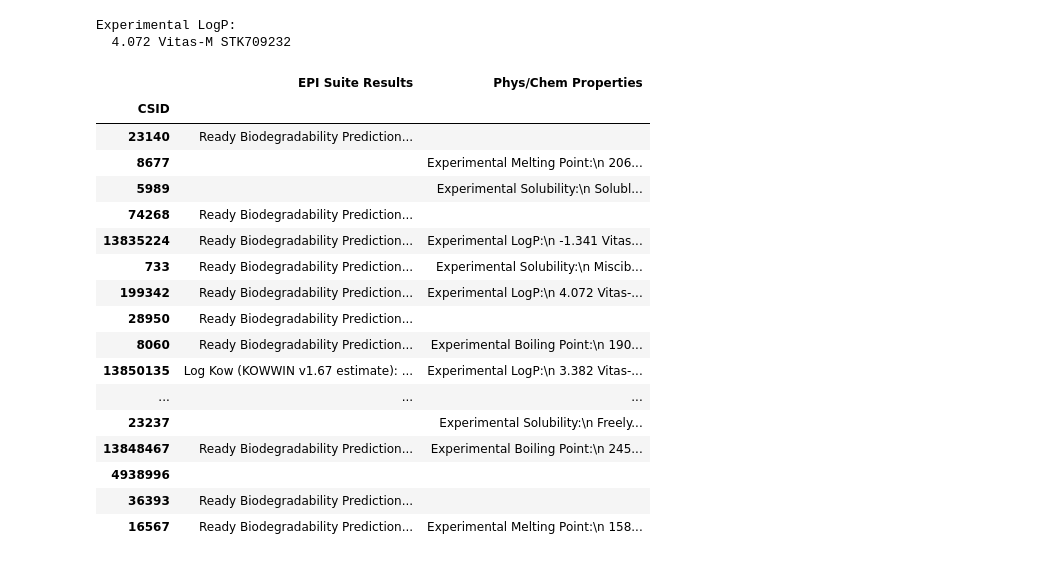
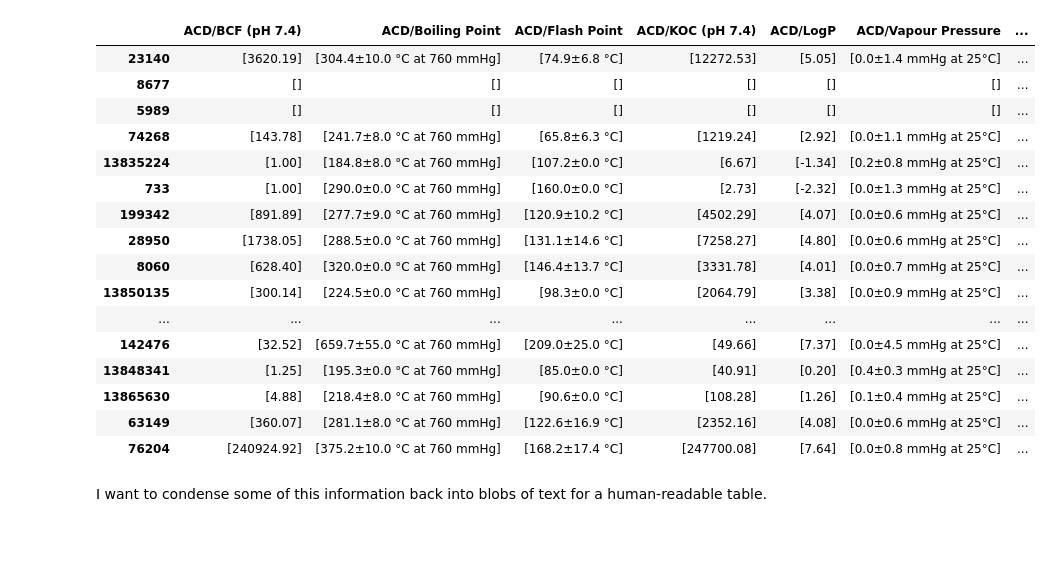
Before and after one commit to hilldrew/chemex, a Jupyter notebook: notebooks/PhysChem+EPI Suite scraping.ipynb, the cells around one changed output. Drawn from its saved outputs; the diff is of its cells as text; code cells hidden in the pictures.

Commit message:
retrieving ACD/Labs predicted properties too

```diff
--- a/notebooks/PhysChem+EPI Suite scraping.ipynb
+++ b/notebooks/PhysChem+EPI Suite scraping.ipynb
@@ -31,7 +33,16 @@ csids_col = '''
 4938996
 36393
 16567
+4572358
+142476
+13848341
+13865630
+63149
+76204
 ''' # end CSIDs
+
 csids = csids_col.strip().split('\n')
+
+# Scrape a whole buch of ChemSpider pages.
 multi_data = cx.web.cs_properties_gen(csids, cx.web.cs_default_props)
-data_df = DataFrame(multi_data).set_index('CSID')
+datalist = list(islice(multi_data, None))
@@ -136,27 +49,22 @@ dtype: object
-# %%
-print(physchem_txt[6])
-# %% [output]
-Experimental LogP:
-  4.072 Vitas-M STK709232
-# %%
-hazard_cols = DataFrame({'EPI Suite Results': epi_res_txt, 'Phys/Chem Properties': physchem_txt})
-hazard_cols
-# %% [output]
-|  | EPI Suite Results | Phys/Chem Properties |
-| CSID |  |  |
-| 23140 | Ready Biodegradability Prediction... |  |
-| 8677 |  | Experimental Melting Point:\n 206... |
-| 5989 |  | Experimental Solubility:\n Solubl... |
-| 74268 | Ready Biodegradability Prediction... |  |
-| 13835224 | Ready Biodegradability Prediction... | Experimental LogP:\n -1.341 Vitas... |
-| 733 | Ready Biodegradability Prediction... | Experimental Solubility:\n Miscib... |
-| 199342 | Ready Biodegradability Prediction... | Experimental LogP:\n 4.072 Vitas-... |
-| 28950 | Ready Biodegradability Prediction... |  |
-| 8060 | Ready Biodegradability Prediction... | Experimental Boiling Point:\n 190... |
-| 13850135 | Log Kow (KOWWIN v1.67 estimate): ... | Experimental LogP:\n 3.382 Vitas-... |
-| ... | ... | ... |
-| 23237 |  | Experimental Solubility:\n Freely... |
-| 13848467 | Ready Biodegradability Prediction... | Experimental Boiling Point:\n 245... |
-| 4938996 |  |  |
-| 36393 | Ready Biodegradability Prediction... |  |
-| 16567 | Ready Biodegradability Prediction... | Experimental Melting Point:\n 158... |
+# %%
+DataFrame(datalist, index=csids)
+# %% [output]
+|  | ACD/BCF (pH 7.4) | ACD/Boiling Point | ACD/Flash Point | ACD/KOC (pH 7.4) | ACD/LogP | ACD/Vapour Pressure | ... |
+| 23140 | [3620.19] | [304.4±10.0 °C at 760 mmHg] | [74.9±6.8 °C] | [12272.53] | [5.05] | [0.0±1.4 mmHg at 25°C] | ... |
+| 8677 | [] | [] | [] | [] | [] | [] | ... |
+| 5989 | [] | [] | [] | [] | [] | [] | ... |
+| 74268 | [143.78] | [241.7±8.0 °C at 760 mmHg] | [65.8±6.3 °C] | [1219.24] | [2.92] | [0.0±1.1 mmHg at 25°C] | ... |
+| 13835224 | [1.00] | [184.8±8.0 °C at 760 mmHg] | [107.2±0.0 °C] | [6.67] | [-1.34] | [0.2±0.8 mmHg at 25°C] | ... |
+| 733 | [1.00] | [290.0±0.0 °C at 760 mmHg] | [160.0±0.0 °C] | [2.73] | [-2.32] | [0.0±1.3 mmHg at 25°C] | ... |
+| 199342 | [891.89] | [277.7±9.0 °C at 760 mmHg] | [120.9±10.2 °C] | [4502.29] | [4.07] | [0.0±0.6 mmHg at 25°C] | ... |
+| 28950 | [1738.05] | [288.5±0.0 °C at 760 mmHg] | [131.1±14.6 °C] | [7258.27] | [4.80] | [0.0±0.6 mmHg at 25°C] | ... |
+| 8060 | [628.40] | [320.0±0.0 °C at 760 mmHg] | [146.4±13.7 °C] | [3331.78] | [4.01] | [0.0±0.7 mmHg at 25°C] | ... |
+| 13850135 | [300.14] | [224.5±0.0 °C at 760 mmHg] | [98.3±0.0 °C] | [2064.79] | [3.38] | [0.0±0.9 mmHg at 25°C] | ... |
+| ... | ... | ... | ... | ... | ... | ... | ... |
+| 142476 | [32.52] | [659.7±55.0 °C at 760 mmHg] | [209.0±25.0 °C] | [49.66] | [7.37] | [0.0±4.5 mmHg at 25°C] | ... |
+| 13848341 | [1.25] | [195.3±0.0 °C at 760 mmHg] | [85.0±0.0 °C] | [40.91] | [0.20] | [0.4±0.3 mmHg at 25°C] | ... |
+| 13865630 | [4.88] | [218.4±8.0 °C at 760 mmHg] | [90.6±0.0 °C] | [108.28] | [1.26] | [0.1±0.4 mmHg at 25°C] | ... |
+| 63149 | [360.07] | [281.1±8.0 °C at 760 mmHg] | [122.6±16.9 °C] | [2352.16] | [4.08] | [0.0±0.6 mmHg at 25°C] | ... |
+| 76204 | [240924.92] | [375.2±10.0 °C at 760 mmHg] | [168.2±17.4 °C] | [247700.08] | [7.64] | [0.0±0.8 mmHg at 25°C] | ... |
+# %% [markdown]
+I want to condense some of this information back into blobs of text for a human-readable table.
```
Also changed, not shown: parts of 10 cells of this notebook, 3 other files.
